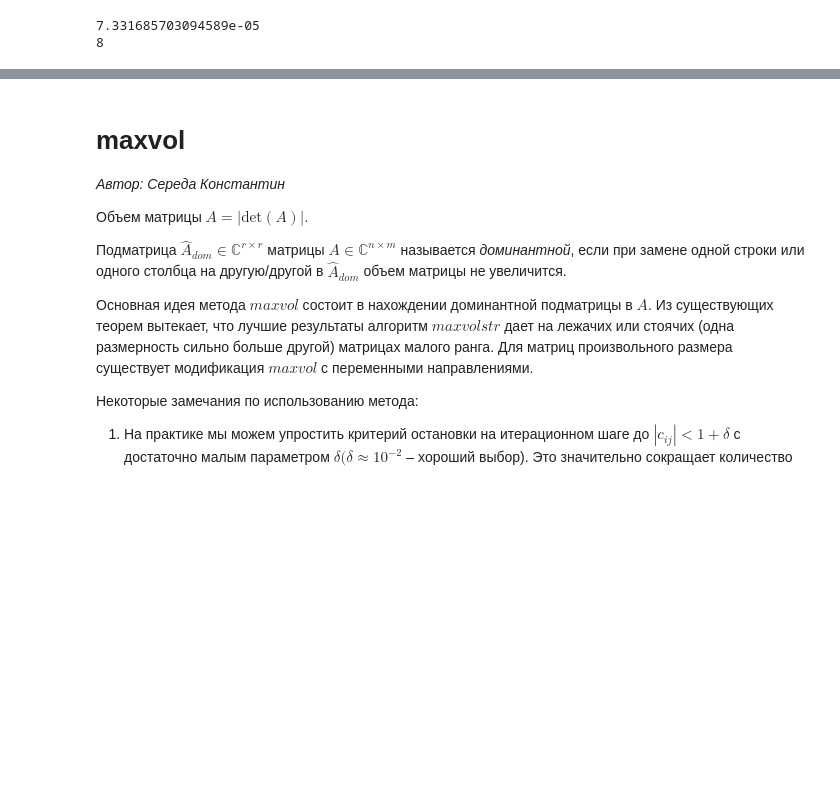
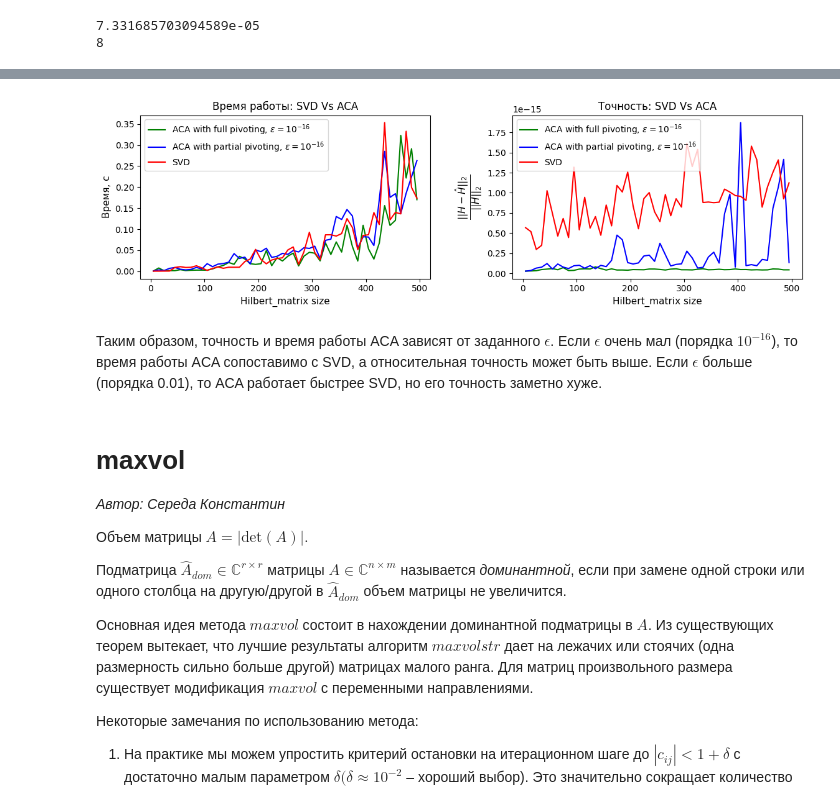
Before and after one commit to ol3gka/AI_Masters_NLA_projects_Matrix_Masters, a Jupyter notebook: Maxvol_code.ipynb, the cells around one changed output, grey strips where cells are left out. Saved outputs shown, nothing was run; the diff lists cells and outputs as text; code cells hidden in the pictures; blank space fills up the shorter version.

```diff
--- a/Maxvol_code.ipynb
+++ b/Maxvol_code.ipynb
@@ -221,3 +250,28 @@ plt.show()
+# %%
+fig, axis = plt.subplots(1, 2)
+fig.tight_layout(w_pad=2)
+axis[0].set_title("Время работы: SVD Vs ACA")
+axis[0].set_xlabel("Hilbert_matrix size", fontsize=11)
+axis[0].set_ylabel("Время, с", fontsize=11)
+axis[0].plot(x, aca_f_time, color ="green")
+axis[0].plot(x, aca_p_time, color ="blue")
+axis[0].plot(x, svd_time, color ="red")
+axis[0].legend(['ACA with full pivoting, $\epsilon=10^{-16}$','ACA with partial pivoting, $\epsilon=10^{-16}$', 'SVD'])
+
+axis[1].set_title("Точность: SVD Vs ACA")
+axis[1].set_xlabel("Hilbert_matrix size", fontsize=11)
+axis[1].set_ylabel(r"$\frac{||H-\hat{H}||_2}{||H||_2}$", fontsize=16)
+axis[1].plot(x, aca_f, color ="green")
+axis[1].plot(x, aca_p, color ="blue")
+axis[1].plot(x, svd, color ="red")
+axis[1].legend(['ACA with full pivoting, $\epsilon=10^{-16}$','ACA with partial pivoting, $\epsilon=10^{-16}$', 'SVD'])
+fig.set_size_inches(12, 3)
+plt.show()
+# %% [output]
+[figure, added]
+# %% [markdown]
+Таким образом, точность и время работы ACA зависят от заданного $\epsilon$. Если $\epsilon$ очень мал (порядка $10^{-16}$), то время работы ACA сопоставимо с SVD, а относительная точность может быть выше.
+Если $\epsilon$ больше (порядка 0.01), то ACA работает быстрее SVD, но его точность заметно хуже.
 # %% [markdown]
 # maxvol
 *Автор: Середа Константин*
```
Also changed, not shown: parts of 6 cells of this notebook.
